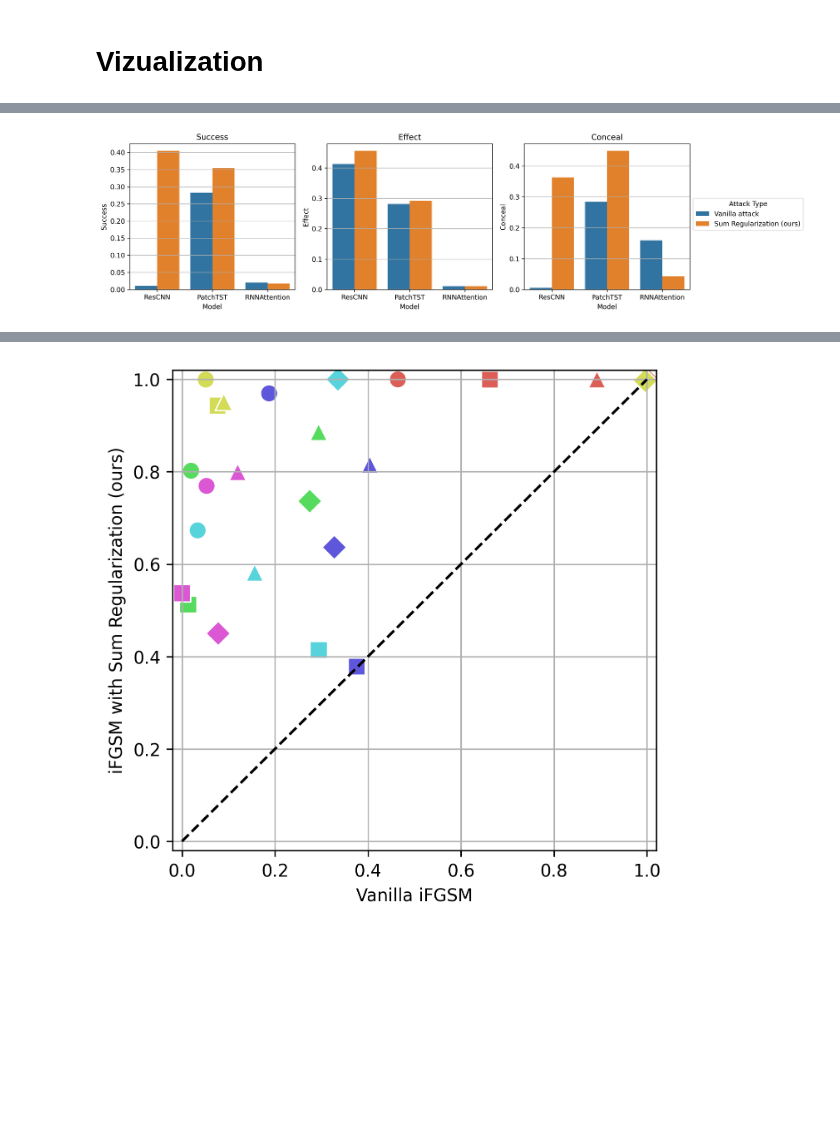
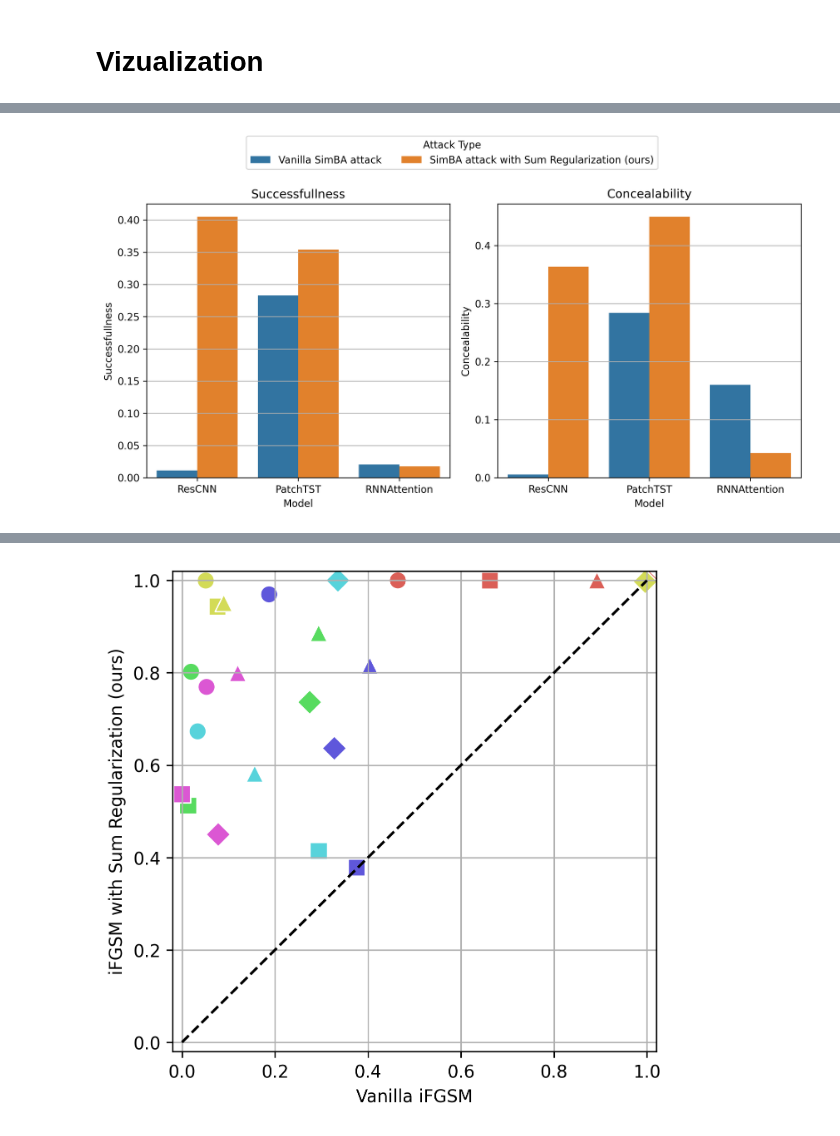
Before and after one commit to petrsokerin/Hidden_adversarial_attacks, a Jupyter notebook: notebooks/clearml_metrics.ipynb, the cells around one changed output, grey strips where cells are left out. Saved outputs shown, nothing was run; the diff lists cells and outputs as text; code cells hidden in the pictures; blank space fills up the shorter version.

Commit message:
update plots

```diff
--- a/notebooks/clearml_metrics.ipynb
+++ b/notebooks/clearml_metrics.ipynb
@@ -401,47 +428,58 @@ simba_plot = simba_plot.drop_duplicates()
 simba_plot = simba_plot.melt(id_vars=['dataset', 'model', 'attack'], value_vars=['F_EFF_CONC', 'EFF', 'CONC'], var_name='metric', value_name='metric_val')
 
 attack_mapping = {
-    'simba': 'Vanilla attack',
-    'simba_disc': 'Sum Regularization (ours)',
+    'simba': 'Vanilla SimBA attack',
+    'simba_disc': 'SimBA attack with Sum Regularization (ours)',
 }
 
 metric_mapping = {
-    'F_EFF_CONC': 'Success',
+    'F_EFF_CONC': 'Successfullness',
     'EFF': 'Effect',
-    'CONC': 'Conceal',
+    'CONC': 'Concealability',
 }
 
 model_mapping = {
     'RNNA': 'RNNAttention',
     'PatchTST': 'PatchTST',
     'S4': 'S4',
     'ResidualCNN': 'ResCNN',
 }
 
 simba_plot['attack_label'] = simba_plot['attack'].map(attack_mapping)
 simba_plot['model'] = simba_plot['model'].map(model_mapping)
 
+
+show_metrics = ['F_EFF_CONC', 'CONC'] #, 'EFF', 'CONC']
 # Plotting
-fig, axis = plt.subplots(1, 3, figsize=(15, 4), dpi=300)
+fig, axis = plt.subplots(1, len(show_metrics), figsize=(10, 5), dpi=300)
 
-for i, (ax, met_name) in enumerate(zip(axis, ['F_EFF_CONC', 'EFF', 'CONC'])):
+for i, (ax, met_name) in enumerate(zip(axis, show_metrics)):
     sns.barplot(data=simba_plot[simba_plot['metric'] == met_name],
     x='model', y='metric_val', hue='attack_label', ax=ax, errorbar=None)
 
     ax.set_xlabel('Model')
     ax.set_ylabel(metric_mapping[met_name])
     ax.set_title(metric_mapping[met_name])
+    ax.grid(axis='y')
+    # ax.legend()
+    # if i == len(show_metrics) - 1:
+    #     ax.legend()
+    # else:
+    #     ax.legend([], [], frameon=False)
+    ax.get_legend().remove()  # Удаляем легенду у каждого сабплота
 
-    ax.grid(axis='y')
-    if i == len(['F_EFF_CONC', 'EFF', 'CONC']) - 1:
-        ax.legend(title='Attack Type', bbox_to_anchor=(1, 0.65))
-    else:
-        ax.legend([], [], frameon=False)
+# Добавляем общую легенду под графиками
+handles, labels = ax.get_legend_handles_labels()
+fig.legend(handles, labels, title='Attack Type', loc='upper center', bbox_to_anchor=(0.5, 1.08), ncol=len(labels))
 
-plt.tight_layout()
+plt.tight_layout(rect=[0, 0, 1, 0.95])
+
+# plt.legend(title='Attack Type', bbox_to_anchor=(0.5, 1))
+# plt.tight_layout()
+plt.savefig("../pictures/simba.pdf", bbox_inches='tight')
 plt.show()
 # %% [output]
-[figure, old version]
+[figure, new version]
 # %%
 ds_plot = ['PowerCons'] #['GunPointMaleVersusFemale', 'Strawberry', 'PowerCons', 'GunPoint', 'Coffee', 'FreezerRegularTrain'] # ['PowerCons', 'GunPoint']
 attacks_plot = ['fgsm', 'fgsm_disc', 'fgsm_harmonic', 'fgsm_disc_hypercones', 'kll2'] #'fgsm_disc_hypercones',
```
Also changed, not shown: parts of 10 cells of this notebook.
